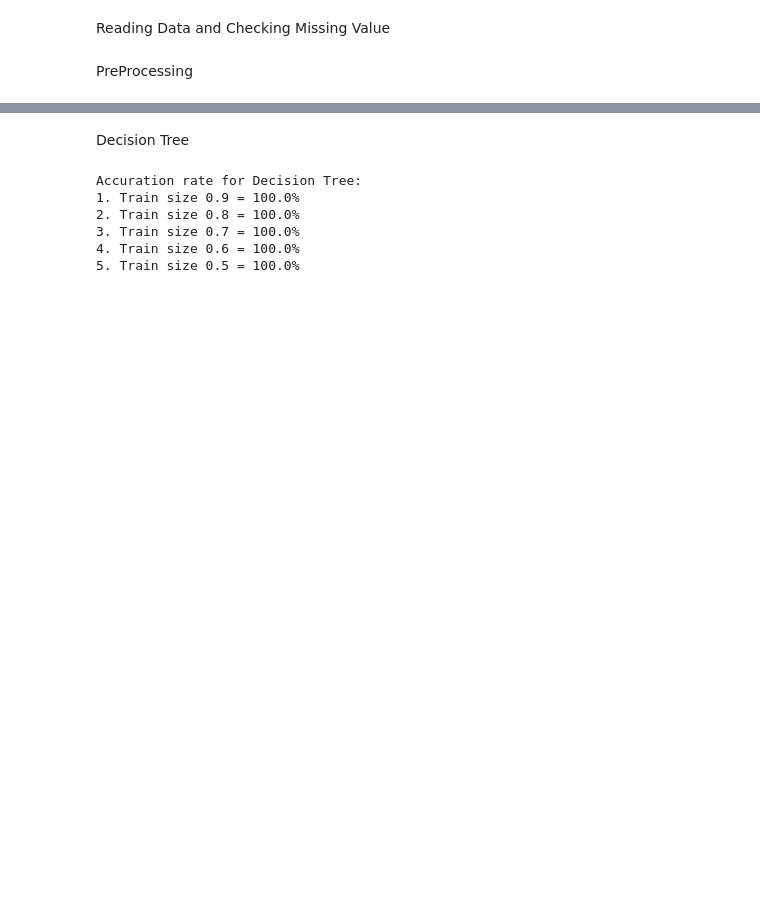
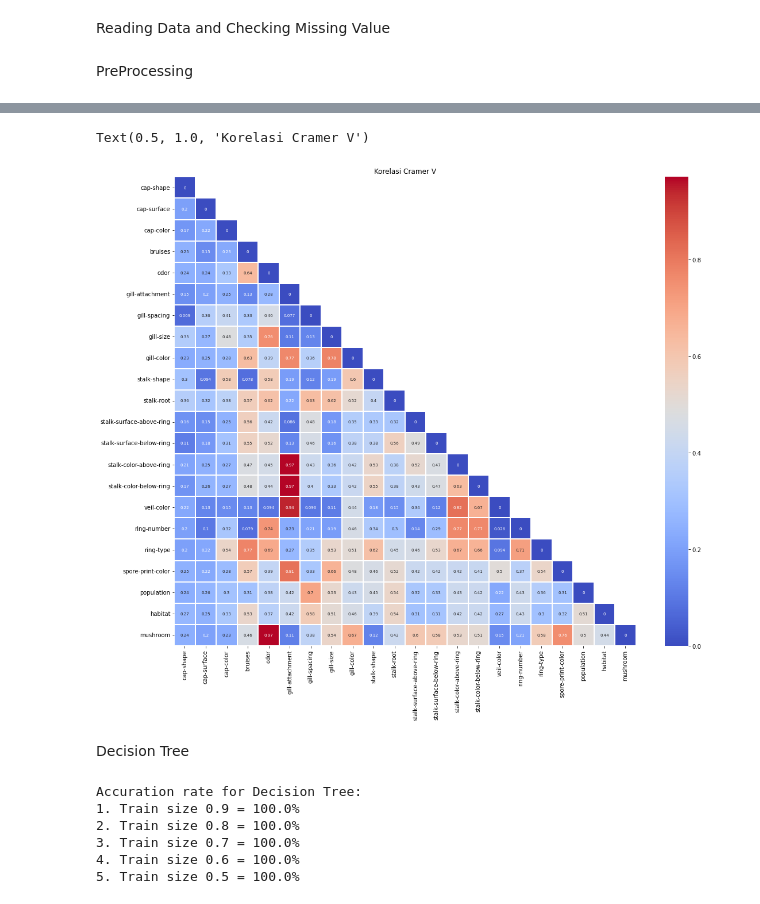
Before and after one commit to wahyudhiasatwika/Mushroom-Dataset-using-Decision-Tree, a Jupyter notebook: DT_Mushroom.ipynb, the cells around one changed output, grey strips where cells are left out. Drawn from its saved outputs; the diff is of its cells as text; code cells hidden in the pictures; blank space fills up the shorter version.

```diff
--- a/DT_Mushroom.ipynb
+++ b/DT_Mushroom.ipynb
@@ -66,3 +256,41 @@ for i in range(0, 20):
+# %%
+import numpy as np
+import scipy.stats as ss
+import itertools
+
+def cramers_corrected_stat(confusion_matrix):
+    chi2 = ss.chi2_contingency(confusion_matrix)[0]
+    n = confusion_matrix.sum().sum()
+    phi2 = chi2/n
+    r,k = confusion_matrix.shape
+    phi2corr = max(0, phi2 - ((k-1)*(r-1))/(n-1))
+    rcorr = r - ((r-1)**2)/(n-1)
+    kcorr = k - ((k-1)**2)/(n-1)
+    return np.sqrt(phi2corr / min( (kcorr-1), (rcorr-1)))
+
+cols = list(data.columns)
+corrM = np.zeros((len(cols),len(cols)))
+
+for col1, col2 in itertools.combinations(cols, 2):
+    idx1, idx2 = cols.index(col1), cols.index(col2)
+    corrM[idx1, idx2] = cramers_corrected_stat(pd.crosstab(data[col1], data[col2]))
+    corrM[idx2, idx1] = corrM[idx1, idx2]
+
+mask = np.triu(data.corr()-1)
+
+# plt.figure(figsize=(18,15))
+# sns.heatmap(data.corr(),linewidths=.1,cmap="coolwarm", annot=True, annot_kws={"size": 7}, mask= mask)
+# plt.yticks(rotation=0);
+# #plt.savefig("corr.png", format='png', dpi=900, bbox_inches='tight')
+# Metode Pearson diatas
+
+corr = pd.DataFrame(corrM, index=cols, columns=cols)
+fig, ax = plt.subplots(figsize=(18, 15))
+ax = sns.heatmap(corr,linewidths=.1,cmap="coolwarm", annot=True, ax=ax, annot_kws={"size": 7}, mask= mask);
+ax.set_title("Korelasi Cramer V")
+# %% [output]
+Text(0.5, 1.0, 'Korelasi Cramer V')
+[figure, added]
 # %%
 from sklearn.model_selection import train_test_split
 
```
Also changed, not shown: parts of 10 cells of this notebook, 1 other file.
